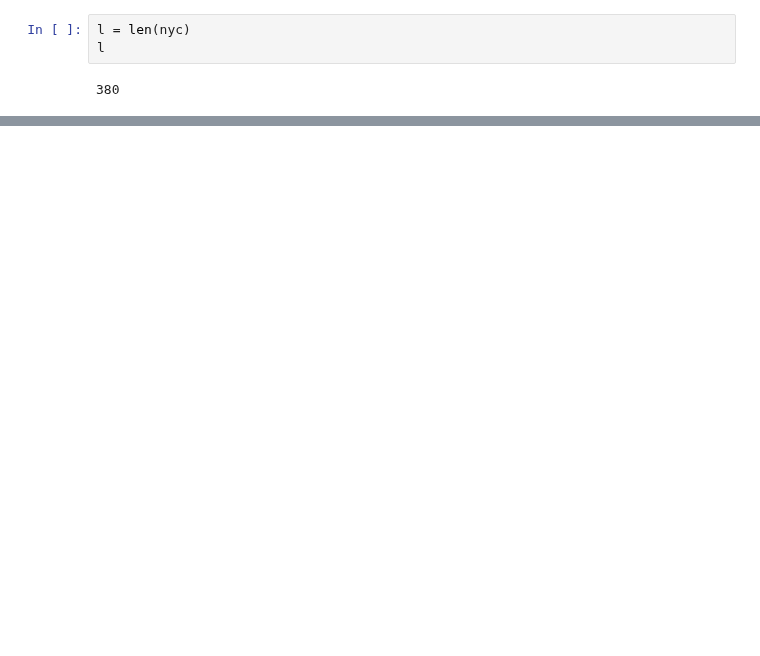
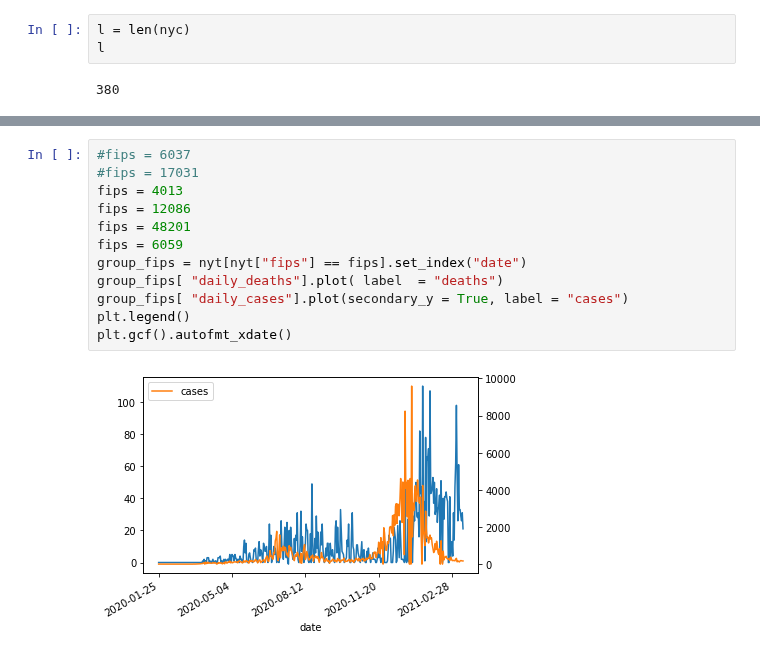
Before and after one commit to severine-baudry/capstone_data_engineer, a Jupyter notebook: covid_corr_weather.ipynb, the cells around one changed output, grey strips where cells are left out. Saved outputs shown, nothing was run; the diff lists cells and outputs as text; blank space fills up the shorter version.

```diff
--- a/covid_corr_weather.ipynb
+++ b/covid_corr_weather.ipynb
@@ -411,0 +394,14 @@ dtype: float64
+# %%
+#fips = 6037
+#fips = 17031
+fips = 4013
+fips = 12086
+fips = 48201
+fips = 6059
+group_fips = nyt[nyt["fips"] == fips].set_index("date")
+group_fips[ "daily_deaths"].plot( label  = "deaths")
+group_fips[ "daily_cases"].plot(secondary_y = True, label = "cases")
+plt.legend()
+plt.gcf().autofmt_xdate()
+# %% [output]
+[figure, added]
```
Also changed, not shown: parts of 16 cells of this notebook.
